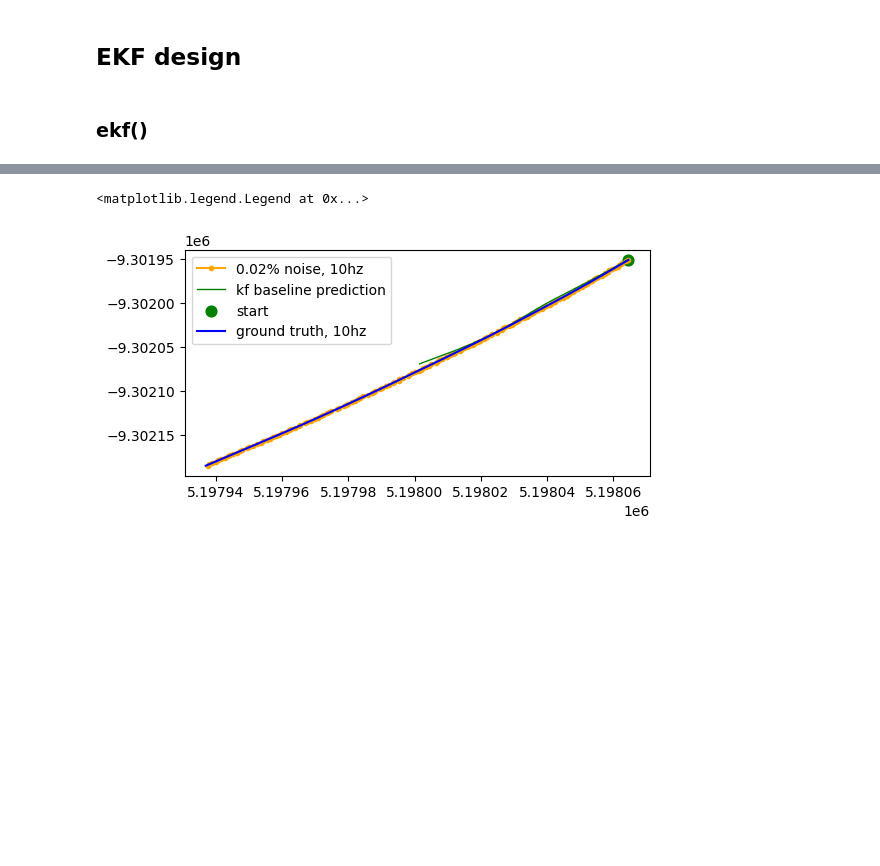
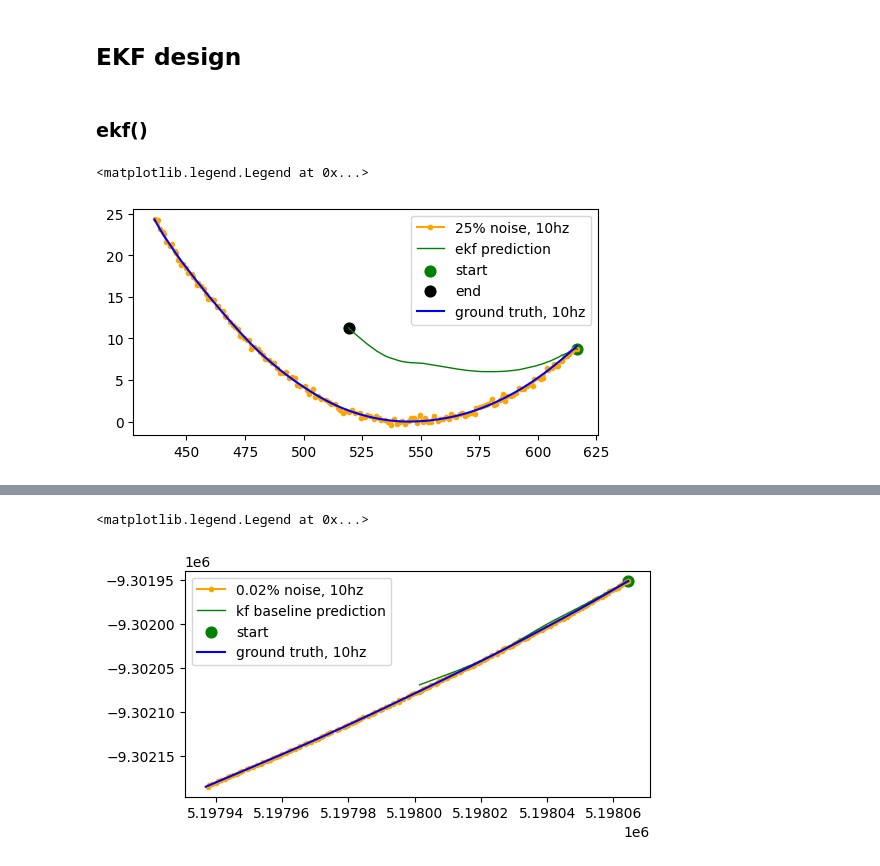
Before and after one commit to jarviskroos7/PATH_vehicle_localization, a Jupyter notebook: code/kf_baseline.ipynb, the cells around one changed output, grey strips where cells are left out. Saved outputs shown, nothing was run; the diff lists cells and outputs as text; code cells hidden in the pictures; blank space fills up the shorter version.

```diff
--- a/code/kf_baseline.ipynb
+++ b/code/kf_baseline.ipynb
@@ -792,3 +771,17 @@ for df in rl_seg_noise:
         }
     )
     rl_seg_pred_ekf.append(x_est_df)
+# %%
+sample = 400
+plt.figure(dpi=100, figsize=(6, 3))
+
+plt.plot(rl_seg_pred_ekf[sample]['y_noise'], rl_seg_pred_ekf[sample]['x_noise'], '-o', label='25% noise, 10hz', ms=3, c='orange')
+plt.plot(rl_seg_pred_ekf[sample]['y_est'], rl_seg_pred_ekf[sample]['x_est'], '-', linewidth=1, label='ekf prediction', c='green')
+plt.scatter(rl_seg_pred_ekf[sample]['y_est'][0], rl_seg_pred_ekf[sample]['x_est'][0], label='start', s=60, c='green')
+plt.scatter(rl_seg_pred_ekf[sample]['y_est'].iloc[-1], rl_seg_pred_ekf[sample]['x_est'].iloc[-1], label='end', s=60, c='black')
+plt.plot(rl_seg_pred_ekf[sample]['y'], rl_seg_pred_ekf[sample]['x'], label='ground truth, 10hz', c='blue')
+
+plt.legend()
+# %% [output]
+<matplotlib.legend.Legend at 0x...>
+[figure, added]
```
Also changed, not shown: parts of 12 cells of this notebook, 11 other files.
